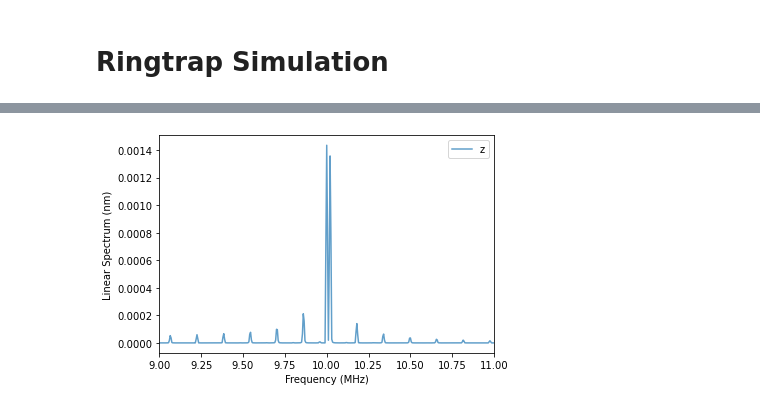
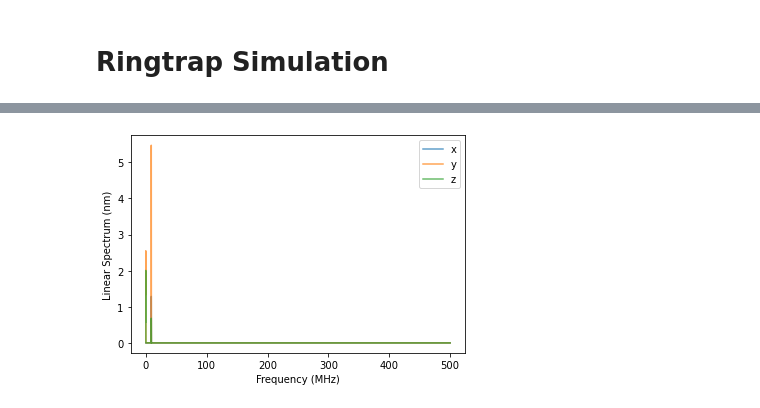
Before and after one commit to code-sc/ion-trap-simulation, a Jupyter notebook: run_simulation.ipynb, the cells around one changed output, grey strips where cells are left out. Cells and saved outputs as stored; diff of their text form; code cells hidden in the pictures.

```diff
--- a/run_simulation.ipynb
+++ b/run_simulation.ipynb
@@ -50,7 +50,7 @@ M_Yb = 2.8733965e-25
 e = 1.60217883e-19
 
 ensemble_properties = {
-    "n": 1,
+    "n": 10,
     "charge": e,
     "mass": M_Yb,
 }
@@ -65,11 +65,11 @@ point_charge_position = np.array([-trap_radius, 0, -200 * 1e-6])
 point_charge = e
 # %%
 potentials = [
-            HarmonicTrapPotential(trap_radius, wr, wz),
+            RingTrapPotential(trap_radius, wr, wz),
             MutualCoulombPotential(100*trap_radius),
         ]
 perturbed_potentials = [
-            HarmonicTrapPotential(trap_radius, wr, wz),
+            RingTrapPotential(trap_radius, wr, wz),
             MutualCoulombPotential(100*trap_radius),
             PointChargePotential(point_charge_position, point_charge)
         ]
@@ -83,18 +88,18 @@ r_eq = get_ring_eq_pos(ensemble_properties,
 # initial conditions
 
 # random displacements from equilibrium
-r_0 = np.copy(r_eq) # .reshape(3*n) + np.random.normal(loc=5e-9, scale=5e-9, size=r_eq.size)
+r_0 = np.copy(r_eq) + np.random.normal(loc=5e-9, scale=5e-9, size=r_eq.size)
 v_0 = np.zeros(3*n)
 
 # tangential velocity
-v_mag = 1000
-for i in range(n):
-    v_0[i] = -v_mag * np.sin(2*np.pi*(i/n))
-    v_0[n+i] = v_mag * np.cos(2*np.pi*(i/n))
-    v_0[2*n+i] = 0
+# v_mag = 10
+# for i in range(n):
+#     v_0[i] = -v_mag * np.sin(2*np.pi*(i/n))
+#     v_0[n+i] = v_mag * np.cos(2*np.pi*(i/n))
+#     v_0[2*n+i] = 0
 # %%
-T = 2e-4
-dt = 1e-10
+T = 1e-3
+dt = 1e-9
 
-r_sim, v_sim, a_sim = sim_leapfrog(T, dt, r_0, v_0, ensemble_properties, potentials=perturbed_potentials, language="c++")
+r_sim, v_sim, a_sim = sim_leapfrog(T, dt, r_0, v_0, ensemble_properties, potentials=potentials, language="c++")
 t_sim = np.linspace(0, T, int(T/dt)+1)
@@ -110,32 +121,32 @@ plt.show()
 # %%
 # FFT with windowing and linear spectral density
 from scipy.signal import welch, butter, sosfilt
 
 n_tsteps = int(T/dt)
 
 # np.abs(rfftn(np.sin(np.unwrap(r_sim[:,0,0]))))
 
 # sos = butter(10, 1e5, fs=(1/dt), btype="highpass", output="sos")
 # r_filt = sosfilt(sos, r_sim[:,0,0])
 # plt.plot(np.linspace(0,T,n_tsteps+1), r_filt)
 
 dims = {
-        # 0: "x",
-        # 1: "y",
+        0: "x",
+        1: "y",
         2: "z",
         }
 for i in dims:
     freq, Pxx_spec = welch(r_sim[:,i+0], fs=(1/dt), window="hann", scaling="spectrum", nperseg=n_tsteps)
     lin_spec = Pxx_spec ** 0.5
     plt.plot(freq / 1e6, lin_spec * 1e9, label=dims[i], alpha=0.7)
 
-plt.xlim(9, 11)
+# plt.xlim(8.9, 9.1)
 # plt.xticks(np.arange(0, 2, 0.1))
 # plt.ylim(0, 100)
 
 plt.xlabel("Frequency (MHz)")
 plt.ylabel("Linear Spectrum (nm)")
 plt.legend()
 plt.show()
 # %% [output]
-[figure, old version]
+[figure, new version]
```
Also changed, not shown: parts of 6 cells of this notebook, 6 other files.
